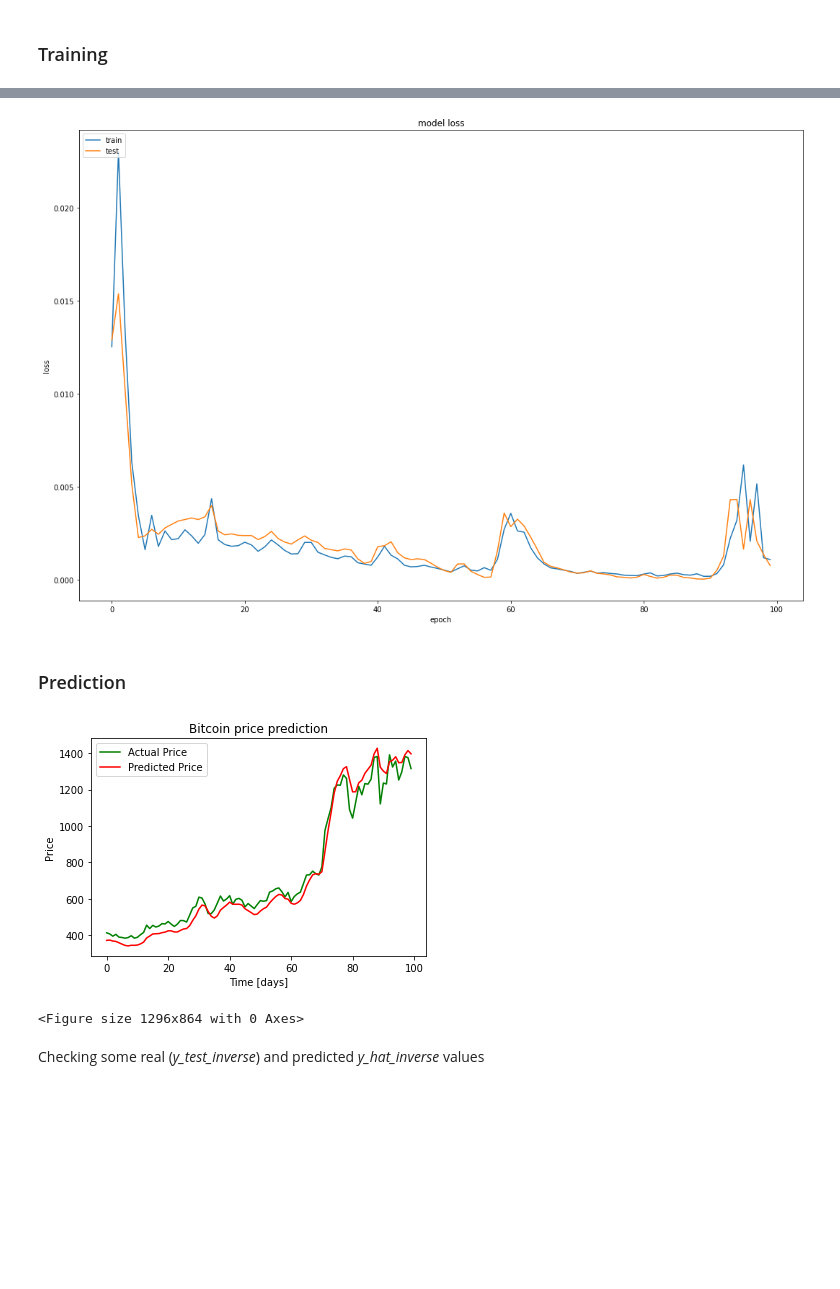
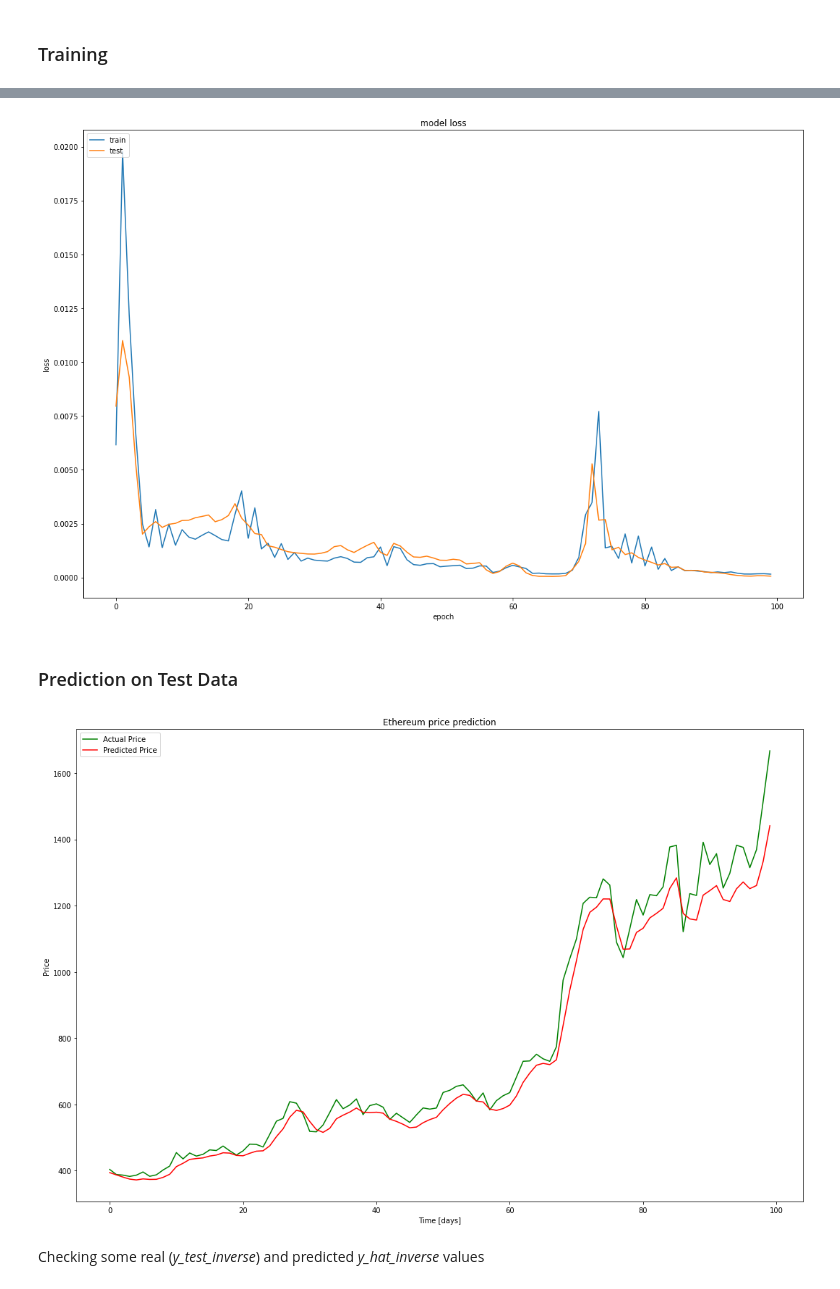
Before and after one commit to paschok/Interactive-Machine-Learning, a Jupyter notebook: btc_eth_LSTM/Ethereum_1f.ipynb, the cells around one changed output, grey strips where cells are left out. Cells and saved outputs as stored; diff of their text form; code cells hidden in the pictures; blank space fills up the shorter version.

Commit message:
Ethereum: done

```diff
--- a/btc_eth_LSTM/Ethereum_1f.ipynb
+++ b/btc_eth_LSTM/Ethereum_1f.ipynb
@@ -99,6 +76,8 @@ scaled_close.shape, np.isnan(scaled_close).any()
  Here, *SEQ_LEN* parameter is set to 20, which means, that 20 days are predicting the next one
 # %%
 SEQ_LEN = 20
+whole_data = np.empty([1, 20, 1])
+whole_targets = np.empty([1, 1])
 
 def to_sequences(data, seq_len):
     d = []
@@ -106,20 +85,23 @@ def to_sequences(data, seq_len):
     for index in range(len(data) - seq_len + 1):
         d.append(data[index: index + seq_len])
 
-
     return np.array(d)
 
 def preprocess(data_raw, seq_len, train_split):
 
-    data = to_sequences(data_raw, seq_len)
+    global whole_data, whole_targets
+    whole_data = to_sequences(data_raw, seq_len)
+    whole_targets = whole_data[:, -1, :]
+    print('whole_data: ', whole_data.shape)
+    print('whole_targets: ', whole_targets.shape)
 
-    num_train = int(train_split * data.shape[0])
+    num_train = int(train_split * whole_data.shape[0])
 
-    X_train = data[:num_train, :, :]
-    y_train = data[:num_train, -1, :]
+    X_train = whole_data[:num_train, :, :]
+    y_train = whole_data[:num_train, -1, :]
 
-    X_test = data[num_train:, :, :]
-    y_test = data[num_train:, -1, :]
+    X_test = whole_data[num_train:, :, :]
+    y_test = whole_data[num_train:, -1, :]
 
     return X_train, y_train, X_test, y_test
 
@@ -197,11 +210,15 @@ model.add(Dropout(rate=DROPOUT))
 model.add(Bidirectional(CuDNNLSTM((WINDOW_SIZE * 2), return_sequences=True)))
 model.add(Dropout(rate=DROPOUT))
 
-"""model.add(Bidirectional(CuDNNLSTM((WINDOW_SIZE * 2), return_sequences=True)))
-model.add(Dropout(rate=DROPOUT))"""
-
 model.add(Bidirectional(CuDNNLSTM(WINDOW_SIZE, return_sequences=False)))
 
 model.add(Dense(units=1))
 
 model.add(Activation('linear'))
+
+model.compile(
+    loss='mean_squared_error',
+    optimizer='adam'
+)
+
+model.summary()
@@ -277,28 +287,27 @@ plt.xlabel('epoch')
 plt.legend(['train', 'test'], loc='upper left')
 plt.show()
 # %% [output]
-[figure, old version]
+[figure, new version]
 # %% [markdown]
-### Prediction
+### Prediction on Test Data
 # %%
 y_hat = model.predict(X_test)
 
 y_test_inverse = scaler.inverse_transform(y_test)
 y_hat_inverse = scaler.inverse_transform(y_hat)
 
+plt.figure(figsize = (18,12))
 plt.plot(y_test_inverse, label="Actual Price", color='green')
 plt.plot(y_hat_inverse, label="Predicted Price", color='red')
 
-plt.title('Bitcoin price prediction')
+plt.title('Ethereum price prediction')
 plt.xlabel('Time [days]')
 plt.ylabel('Price')
 plt.legend(loc='best')
 
-plt.figure(figsize = (18,12))
 plt.show();
 # %% [output]
-[figure, old version]
+[figure, new version]
-<Figure size 1296x864 with 0 Axes>
 # %% [markdown]
 Checking some real (*y_test_inverse*) and predicted *y_hat_inverse* values
 # %%
```
Also changed, not shown: parts of 40 cells of this notebook, 1 other file.
